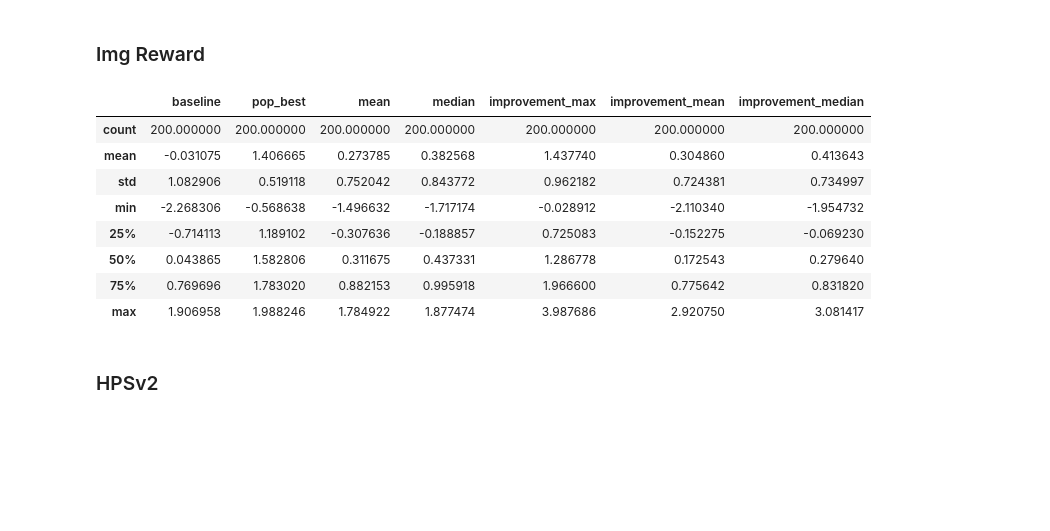
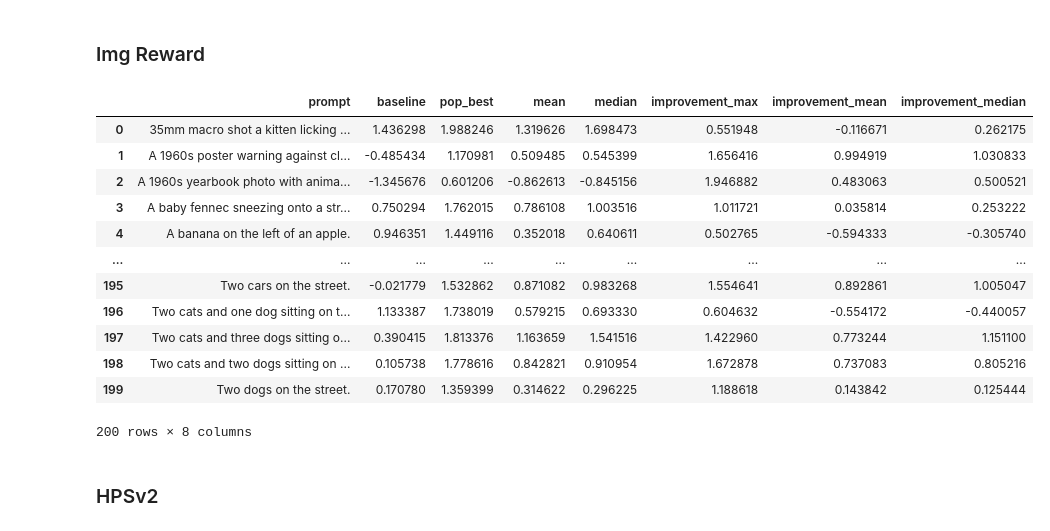
Before and after one commit to pjjajal/diffusion-trajectory, a Jupyter notebook: analysis.ipynb, the cells around one changed output. Saved outputs shown, nothing was run; the diff lists cells and outputs as text; code cells hidden in the pictures; blank space fills up the shorter version.

```diff
--- a/analysis.ipynb
+++ b/analysis.ipynb
@@ -54,6 +54,7 @@ def compute_deltas(data, up_to_step=15, max_or_min="max"):
             "prompt",
             "running_time",
             "memory",
+            "best_img.path"
         ]
     ]
 
@@ -120,18 +121,22 @@ api = wandb.Api(timeout=60)
 # %% [markdown]
 ### Img Reward
 # %%
-data = get_wandb_logs(api, "pjajal/inference-diffusion-noise-optim/skl06y3a")
-compute_deltas(data, up_to_step=15).describe()
+data = get_wandb_logs(api, "seris/inference-diffusion-noise-optim/skl06y3a")
+compute_deltas(data, up_to_step=15)
 # %% [output]
-|  | baseline | pop_best | mean | median | improvement_max | improvement_mean | improvement_median |
-| count | 200.000000 | 200.000000 | 200.000000 | 200.000000 | 200.000000 | 200.000000 | 200.000000 |
-| mean | -0.031075 | 1.406665 | 0.273785 | 0.382568 | 1.437740 | 0.304860 | 0.413643 |
-| std | 1.082906 | 0.519118 | 0.752042 | 0.843772 | 0.962182 | 0.724381 | 0.734997 |
-| min | -2.268306 | -0.568638 | -1.496632 | -1.717174 | -0.028912 | -2.110340 | -1.954732 |
-| 25% | -0.714113 | 1.189102 | -0.307636 | -0.188857 | 0.725083 | -0.152275 | -0.069230 |
-| 50% | 0.043865 | 1.582806 | 0.311675 | 0.437331 | 1.286778 | 0.172543 | 0.279640 |
-| 75% | 0.769696 | 1.783020 | 0.882153 | 0.995918 | 1.966600 | 0.775642 | 0.831820 |
-| max | 1.906958 | 1.988246 | 1.784922 | 1.877474 | 3.987686 | 2.920750 | 3.081417 |
+|  | prompt | baseline | pop_best | mean | median | improvement_max | improvement_mean | improvement_median |
+| 0 | 35mm macro shot a kitten licking ... | 1.436298 | 1.988246 | 1.319626 | 1.698473 | 0.551948 | -0.116671 | 0.262175 |
+| 1 | A 1960s poster warning against cl... | -0.485434 | 1.170981 | 0.509485 | 0.545399 | 1.656416 | 0.994919 | 1.030833 |
+| 2 | A 1960s yearbook photo with anima... | -1.345676 | 0.601206 | -0.862613 | -0.845156 | 1.946882 | 0.483063 | 0.500521 |
+| 3 | A baby fennec sneezing onto a str... | 0.750294 | 1.762015 | 0.786108 | 1.003516 | 1.011721 | 0.035814 | 0.253222 |
+| 4 | A banana on the left of an apple. | 0.946351 | 1.449116 | 0.352018 | 0.640611 | 0.502765 | -0.594333 | -0.305740 |
+| ... | ... | ... | ... | ... | ... | ... | ... | ... |
+| 195 | Two cars on the street. | -0.021779 | 1.532862 | 0.871082 | 0.983268 | 1.554641 | 0.892861 | 1.005047 |
+| 196 | Two cats and one dog sitting on t... | 1.133387 | 1.738019 | 0.579215 | 0.693330 | 0.604632 | -0.554172 | -0.440057 |
+| 197 | Two cats and three dogs sitting o... | 0.390415 | 1.813376 | 1.163659 | 1.541516 | 1.422960 | 0.773244 | 1.151100 |
+| 198 | Two cats and two dogs sitting on ... | 0.105738 | 1.778616 | 0.842821 | 0.910954 | 1.672878 | 0.737083 | 0.805216 |
+| 199 | Two dogs on the street. | 0.170780 | 1.359399 | 0.314622 | 0.296225 | 1.188618 | 0.143842 | 0.125444 |
+200 rows × 8 columns
 # %% [markdown]
 ### HPSv2
 # %%
```
Also changed, not shown: parts of 13 cells of this notebook.
